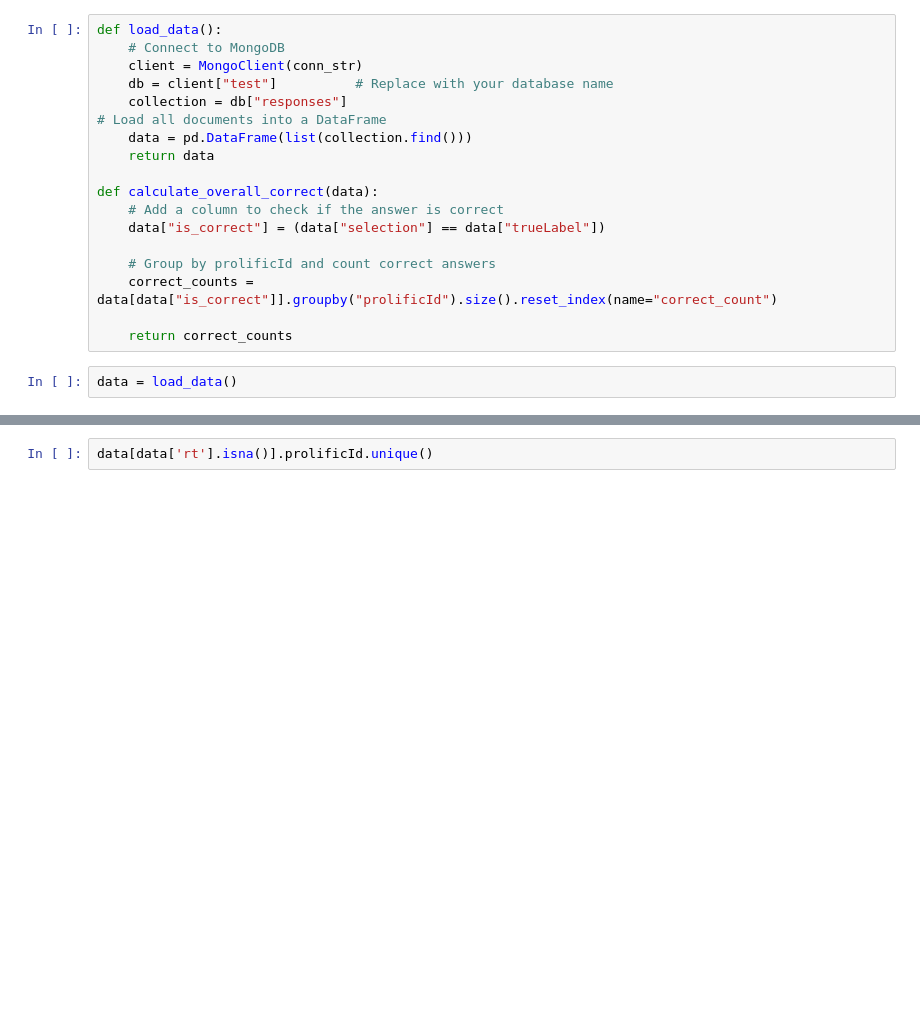
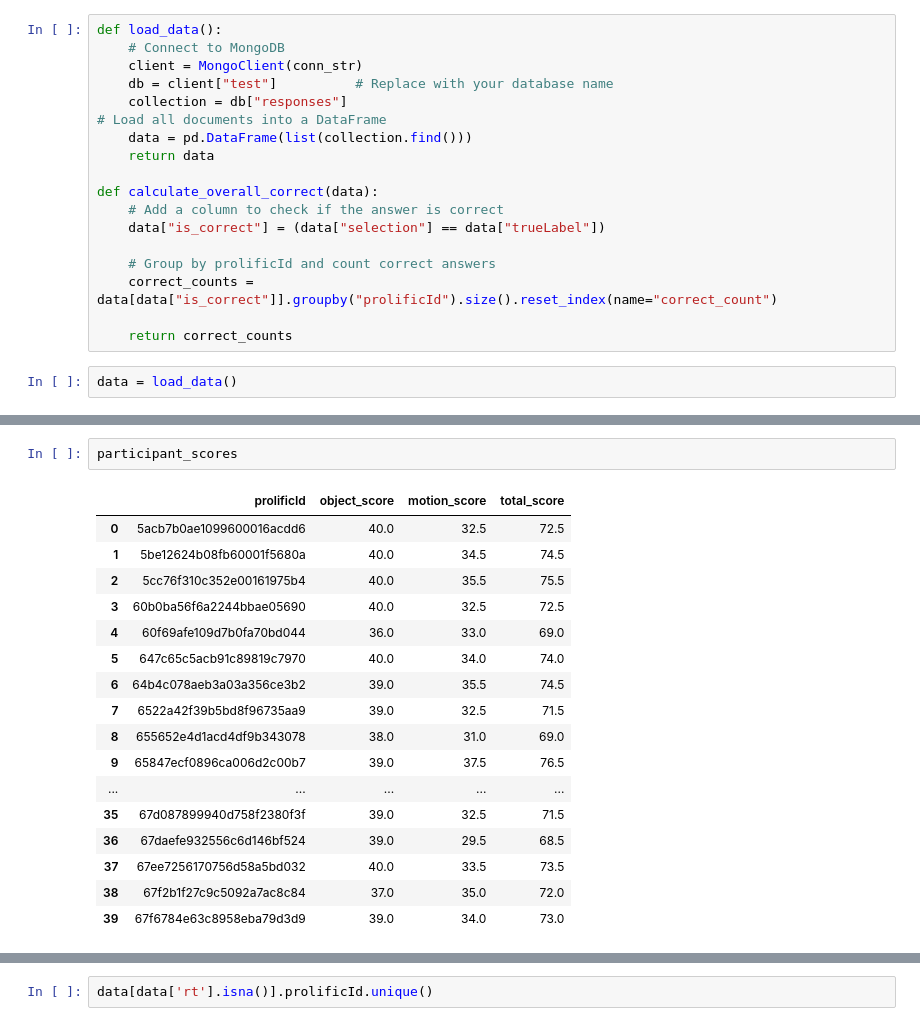
Before and after one commit to skrigel/motion_blur_experiment, a Jupyter notebook: user_analysis.ipynb, the cells around one changed output, grey strips where cells are left out. Saved outputs shown, nothing was run; the diff lists cells and outputs as text; blank space fills up the shorter version.

```diff
--- a/user_analysis.ipynb
+++ b/user_analysis.ipynb
@@ -31,0 +136,20 @@ data = load_data()
+# %%
+participant_scores
+# %% [output]
+|  | prolificId | object_score | motion_score | total_score |
+| 0 | 5acb7b0ae1099600016acdd6 | 40.0 | 32.5 | 72.5 |
+| 1 | 5be12624b08fb60001f5680a | 40.0 | 34.5 | 74.5 |
+| 2 | 5cc76f310c352e00161975b4 | 40.0 | 35.5 | 75.5 |
+| 3 | 60b0ba56f6a2244bbae05690 | 40.0 | 32.5 | 72.5 |
+| 4 | 60f69afe109d7b0fa70bd044 | 36.0 | 33.0 | 69.0 |
+| 5 | 647c65c5acb91c89819c7970 | 40.0 | 34.0 | 74.0 |
+| 6 | 64b4c078aeb3a03a356ce3b2 | 39.0 | 35.5 | 74.5 |
+| 7 | 6522a42f39b5bd8f96735aa9 | 39.0 | 32.5 | 71.5 |
+| 8 | 655652e4d1acd4df9b343078 | 38.0 | 31.0 | 69.0 |
+| 9 | 65847ecf0896ca006d2c00b7 | 39.0 | 37.5 | 76.5 |
+| ... | ... | ... | ... | ... |
+| 35 | 67d087899940d758f2380f3f | 39.0 | 32.5 | 71.5 |
+| 36 | 67daefe932556c6d146bf524 | 39.0 | 29.5 | 68.5 |
+| 37 | 67ee7256170756d58a5bd032 | 40.0 | 33.5 | 73.5 |
+| 38 | 67f2b1f27c9c5092a7ac8c84 | 37.0 | 35.0 | 72.0 |
+| 39 | 67f6784e63c8958eba79d3d9 | 39.0 | 34.0 | 73.0 |
```
Also changed, not shown: parts of 20 cells of this notebook, 58 other files.
